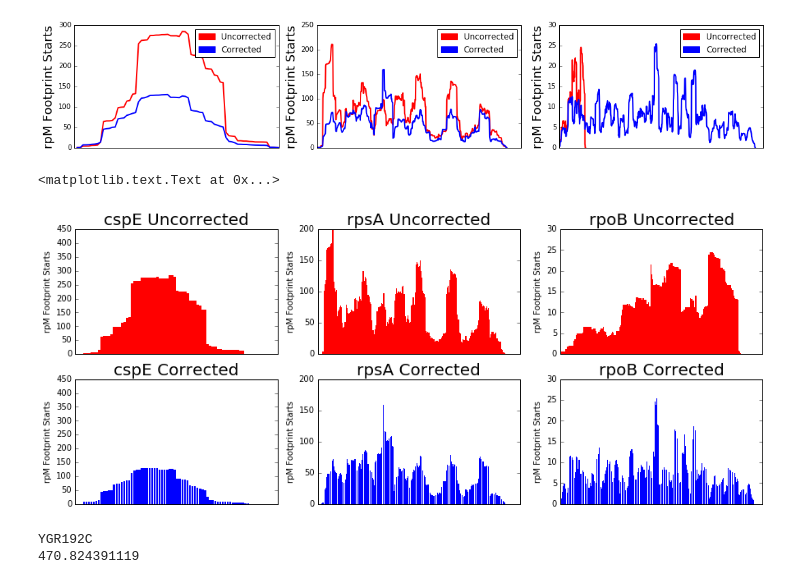
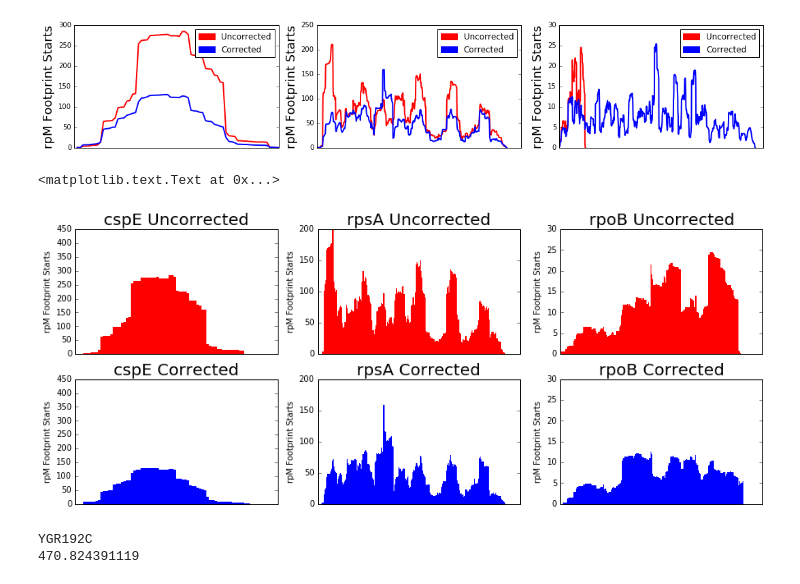
Before and after one commit to ayurovsky/ipython_notebooks_dsl, a Jupyter notebook: end_bias/Justin_Paper_Graphs_And_Calculations.ipynb, the cells around one changed output. Drawn from its saved outputs; the diff is of its cells as text; code cells hidden in the pictures.

Commit message:
updating graphs - added Figure 4

```diff
--- a/end_bias/Justin_Paper_Graphs_And_Calculations.ipynb
+++ b/end_bias/Justin_Paper_Graphs_And_Calculations.ipynb
@@ -688,8 +688,8 @@ x = np.linspace(1, len(values_dict[max_gene_name]), len(values_dict[max_gene_nam
 rpm_uncorrected = [x/190 for x in values_dict[max_gene_name]]
 rpm_corrected = [x/190 for x in corrected_values_dict[max_gene_name]]
 plt.title('cspE Corrected', fontsize=20)
-plt.bar(x, rpm_corrected, color='blue', edgecolor = "none")
-plt.ylim(0.0, 50)
+plt.bar(x, rpm_corrected, color='blue', width=1, edgecolor = "none")
+plt.ylim(0.0, 450)
 plt.tick_params(
     axis='x',          # changes apply to the x-axis
     which='both',      # both major and minor ticks are affected
@@ -702,36 +702,37 @@ max_gene_name = 'cds891'
 plt.subplot(2,3,5)
 x = np.linspace(1, len(values_dict[max_gene_name]), len(values_dict[max_gene_name]))
 rpm_uncorrected = [x/190 for x in values_dict[max_gene_name]]
 rpm_corrected = [x/190 for x in corrected_values_dict[max_gene_name]]
 plt.title('rpsA Corrected', fontsize=20)
-plt.bar(x, rpm_corrected, color='blue', edgecolor = "none")
+plt.bar(x, rpm_corrected, color='blue', width=1, edgecolor = "none")
 plt.ylim(0.0, 200)
 plt.tick_params(
     axis='x',          # changes apply to the x-axis
     which='both',      # both major and minor ticks are affected
     bottom='off',      # ticks along the bottom edge are off
     top='off',         # ticks along the top edge are off
     labelbottom='off') # labels along the bottom edge are off
 plt.ylabel('rpM Footprint Starts', fontsize=10)
 
 max_gene_name = 'cds3906'
 plt.subplot(2,3,6)
 x = np.linspace(1, len(corrected_values_dict[max_gene_name]), len(corrected_values_dict[max_gene_name]))
 rpm_uncorrected = [x/190 for x in values_dict[max_gene_name]]
 rpm_corrected = [x/190 for x in corrected_values_dict[max_gene_name]]
 plt.title('rpoB Corrected', fontsize=20)
-plt.bar(x, rpm_corrected, color='blue', edgecolor = "none")
+min_len = min(len(corrected_values_dict[max_gene_name]), len(values_dict[max_gene_name]))
+plt.bar(x[1:min_len], rpm_corrected[1:min_len], color='blue', width=1, edgecolor = "none")
 plt.ylim(0.0, 30)
 plt.tick_params(
     axis='x',          # changes apply to the x-axis
     which='both',      # both major and minor ticks are affected
     bottom='off',      # ticks along the bottom edge are off
     top='off',         # ticks along the top edge are off
     labelbottom='off') # labels along the bottom edge are off
 plt.ylabel('rpM Footprint Starts', fontsize=10)
 # %% [output]
 <matplotlib.text.Text at 0x...>
-[figure, old version]
+[figure, new version]
 # %%
 import csv
 %matplotlib inline
```
Also changed, not shown: parts of 1 cell of this notebook.
